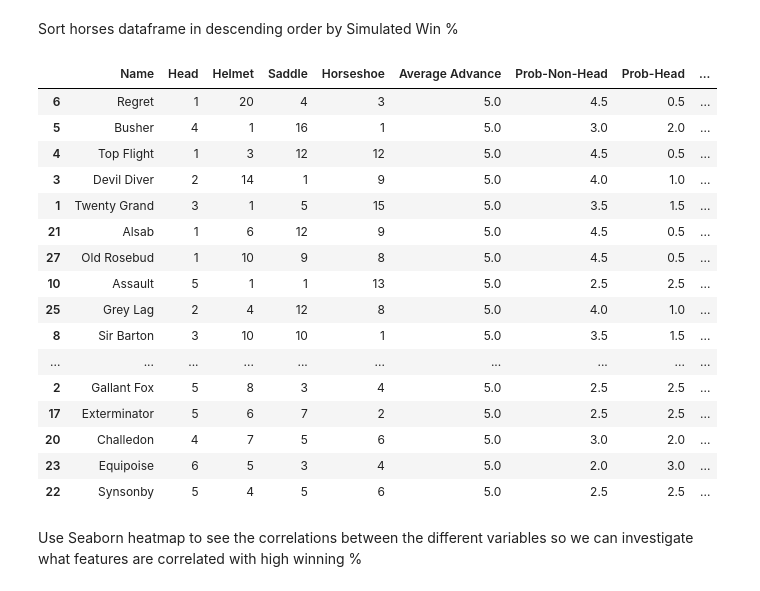
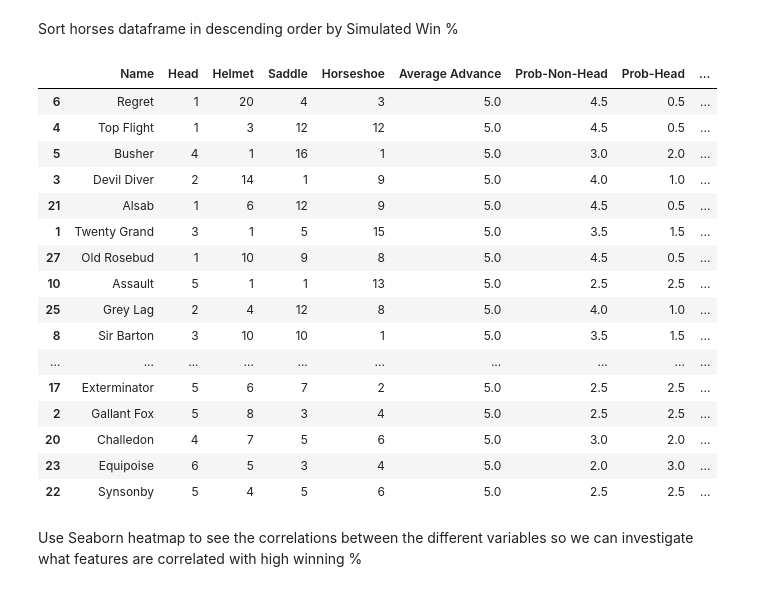
Before and after one commit to mnocerino23/Winner-s-Circle-Strategy-Analysis, a Jupyter notebook: Winner'sCircle.ipynb, the cells around one changed output. Drawn from its saved outputs; the diff is of its cells as text; code cells hidden in the pictures.

```diff
--- a/Winner'sCircle.ipynb
+++ b/Winner'sCircle.ipynb
@@ -331,22 +331,23 @@ horses.to_csv('horses_with_simulation.csv')
 Sort horses dataframe in descending order by Simulated Win %
 # %%
 horses = horses.sort_values(by = ['Simulated Win %'], ascending = False)
+horses.to_csv('horses_ordered.csv')
 horses.head(30)
 # %% [output]
 |  | Name | Head | Helmet | Saddle | Horseshoe | Average Advance | Prob-Non-Head | Prob-Head | ... |
 | 6 | Regret | 1 | 20 | 4 | 3 | 5.0 | 4.5 | 0.5 | ... |
+| 4 | Top Flight | 1 | 3 | 12 | 12 | 5.0 | 4.5 | 0.5 | ... |
 | 5 | Busher | 4 | 1 | 16 | 1 | 5.0 | 3.0 | 2.0 | ... |
-| 4 | Top Flight | 1 | 3 | 12 | 12 | 5.0 | 4.5 | 0.5 | ... |
 | 3 | Devil Diver | 2 | 14 | 1 | 9 | 5.0 | 4.0 | 1.0 | ... |
+| 21 | Alsab | 1 | 6 | 12 | 9 | 5.0 | 4.5 | 0.5 | ... |
 | 1 | Twenty Grand | 3 | 1 | 5 | 15 | 5.0 | 3.5 | 1.5 | ... |
-| 21 | Alsab | 1 | 6 | 12 | 9 | 5.0 | 4.5 | 0.5 | ... |
 | 27 | Old Rosebud | 1 | 10 | 9 | 8 | 5.0 | 4.5 | 0.5 | ... |
 | 10 | Assault | 5 | 1 | 1 | 13 | 5.0 | 2.5 | 2.5 | ... |
 | 25 | Grey Lag | 2 | 4 | 12 | 8 | 5.0 | 4.0 | 1.0 | ... |
 | 8 | Sir Barton | 3 | 10 | 10 | 1 | 5.0 | 3.5 | 1.5 | ... |
 | ... | ... | ... | ... | ... | ... | ... | ... | ... | ... |
+| 17 | Exterminator | 5 | 6 | 7 | 2 | 5.0 | 2.5 | 2.5 | ... |
 | 2 | Gallant Fox | 5 | 8 | 3 | 4 | 5.0 | 2.5 | 2.5 | ... |
-| 17 | Exterminator | 5 | 6 | 7 | 2 | 5.0 | 2.5 | 2.5 | ... |
 | 20 | Challedon | 4 | 7 | 5 | 6 | 5.0 | 3.0 | 2.0 | ... |
 | 23 | Equipoise | 6 | 5 | 3 | 4 | 5.0 | 2.0 | 3.0 | ... |
 | 22 | Synsonby | 5 | 4 | 5 | 6 | 5.0 | 2.5 | 2.5 | ... |
```
Also changed, not shown: parts of 3 cells of this notebook.
